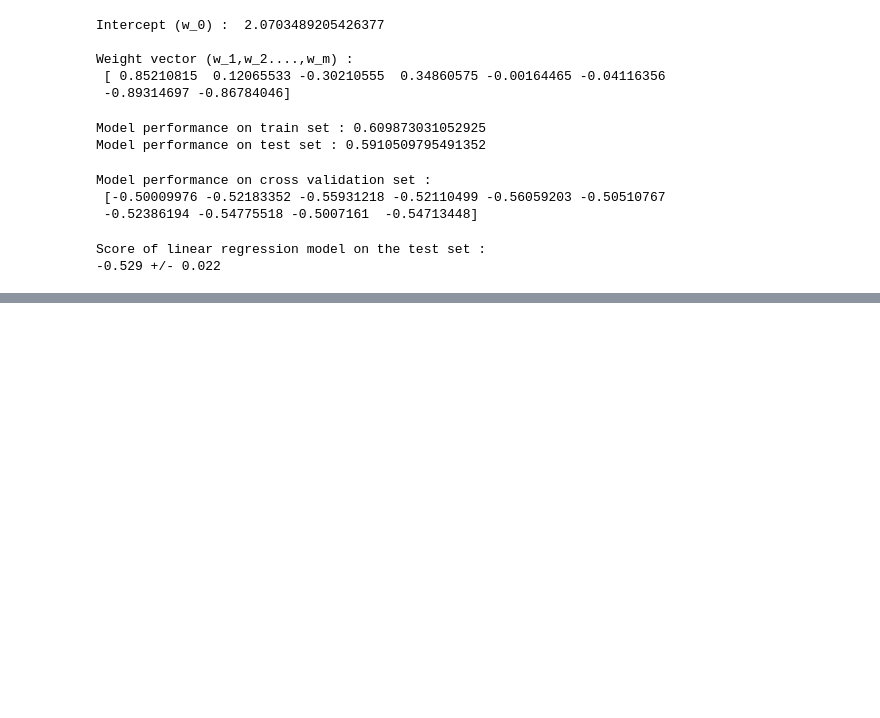
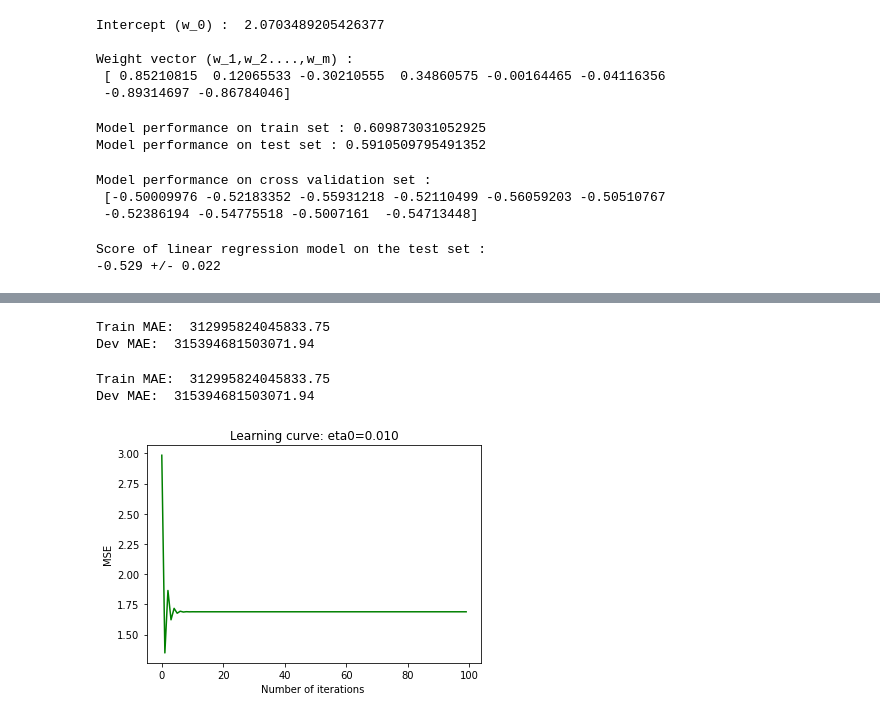
Before and after one commit to hardiksharma6555/MLP_code, a Jupyter notebook: Week3_MLP.ipynb, the cells around one changed output, grey strips where cells are left out. Saved outputs shown, nothing was run; the diff lists cells and outputs as text; code cells hidden in the pictures; blank space fills up the shorter version.

```diff
--- a/Week3_MLP.ipynb
+++ b/Week3_MLP.ipynb
@@ -125,0 +163,52 @@ MSE of linear regression model on the test set :
+# %%
+train_features ,dev_features, train_labels, dev_labels = train_test_split(
+    com_train_features, com_train_labels, random_state=42)
+# %%
+sgd = SGDRegressor(random_state=42)
+sgd.fit(train_features, train_labels)
+
+train_mae = mean_absolute_error(train_labels, sgd.predict(train_features))
+dev_mae = mean_absolute_error(dev_labels, sgd.predict(dev_features))
+
+print('Train MAE: ', train_mae)
+print('Dev MAE: ', dev_mae)
+# %% [output]
+Train MAE:  312995824045833.75
+Dev MAE:  315394681503071.94
+# %%
+sgd_pipeline = Pipeline([
+    ('scaler' , StandardScaler()),
+    ('sgd' , SGDRegressor())
+])
+
+sgd_pipeline.fit(train_features, train_labels)
+
+train_mae = mean_absolute_error(train_labels, sgd.predict(train_features))
+dev_mae = mean_absolute_error(dev_labels, sgd.predict(dev_features))
+
+print('Train MAE: ', train_mae)
+print('Dev MAE: ', dev_mae)
+# %% [output]
+Train MAE:  312995824045833.75
+Dev MAE:  315394681503071.94
+# %%
+eta0 = 1e-2
+sgd_pipeline = Pipeline([
+                        ('scaler', StandardScaler()),
+                        ('sgd',SGDRegressor(max_iter=1, tol = -np.infty, warm_start=True, random_state=42))
+])
+
+loss = []
+
+for epoch in range(100):
+    sgd_pipeline.fit(train_features, train_labels) #continues where it left off
+    loss.append(mean_squared_error(train_labels, sgd_pipeline.predict(train_features)))
+
+plt.plot(np.arange(len(loss)), loss, 'g-')
+
+plt.xlabel('Number of iterations ')
+plt.ylabel('MSE')
+plt.title(f'Learning curve: eta0={eta0:.3f}')
+plt.show()
+# %% [output]
+[figure, added]
```
Also changed, not shown: parts of 9 cells of this notebook.
